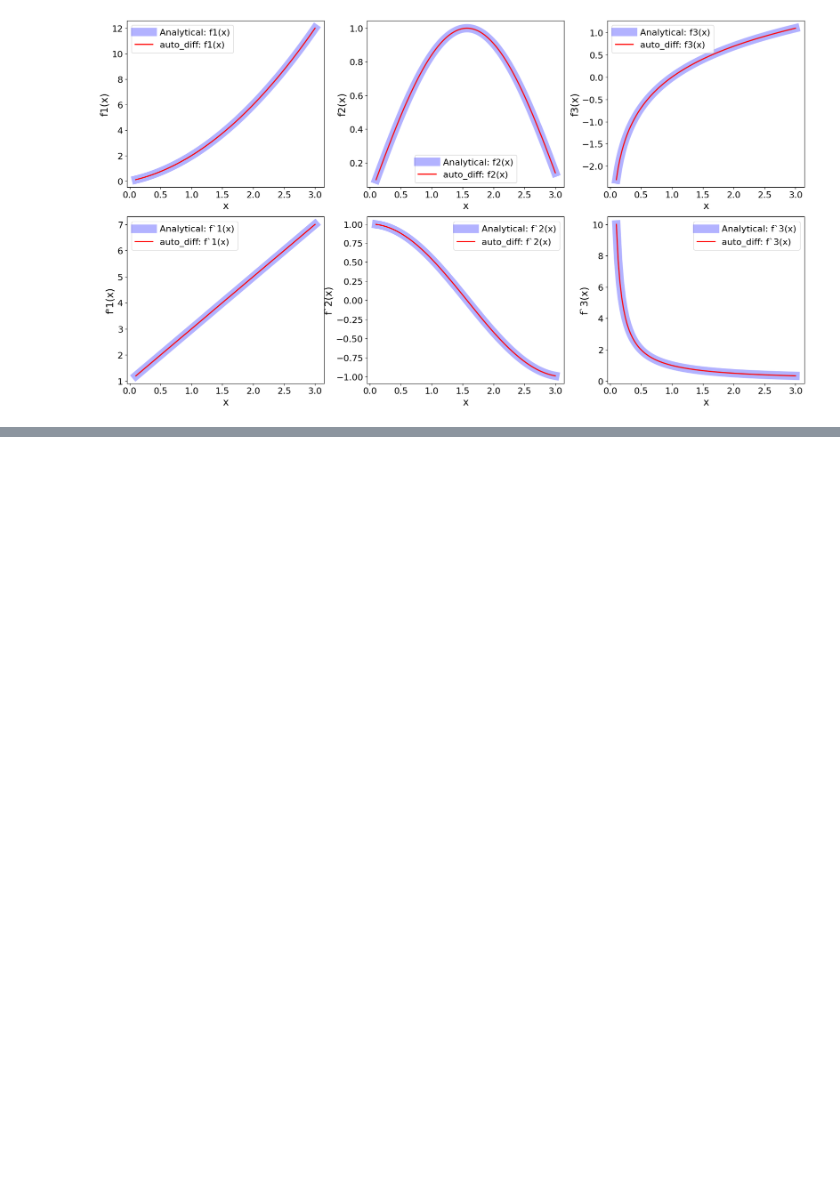
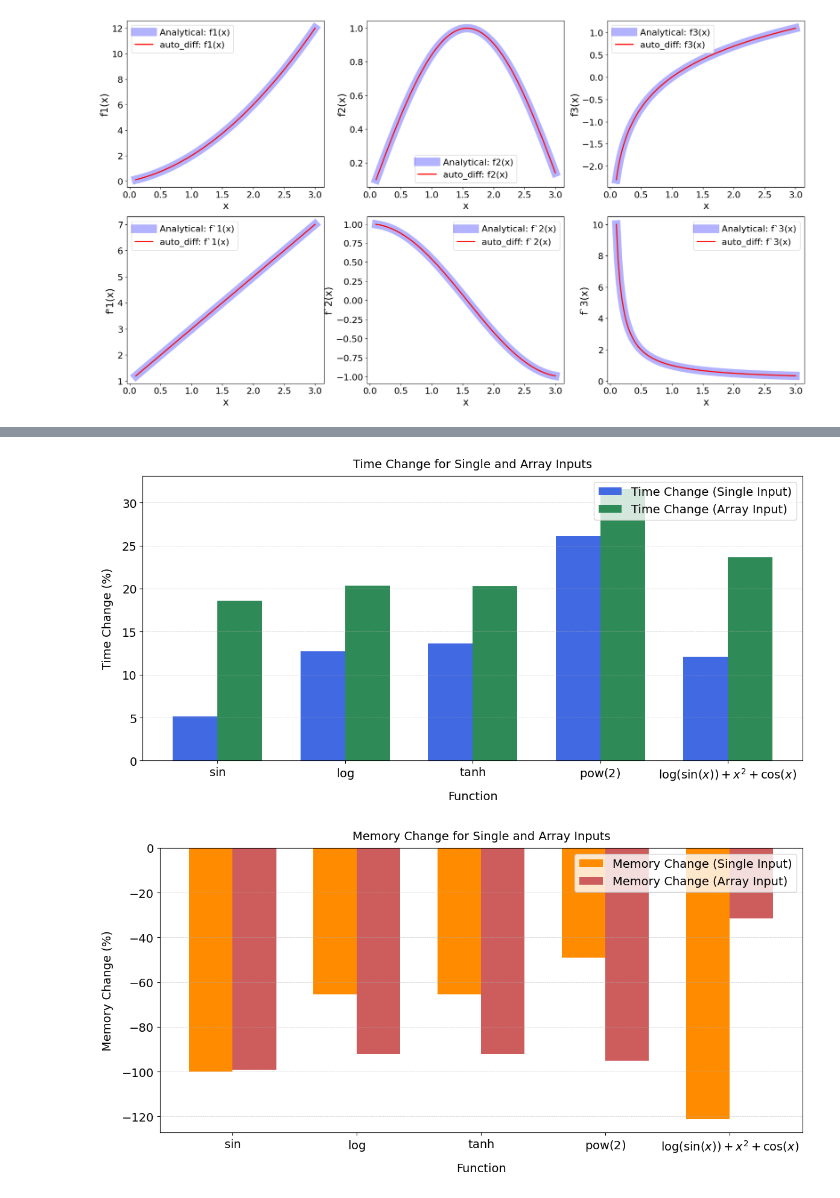
Before and after one commit to JacobTutt/dual_autodiff_package, a Jupyter notebook: tutorials/dual_autodiff.ipynb, the cells around one changed output, grey strips where cells are left out. Saved outputs shown, nothing was run; the diff lists cells and outputs as text; code cells hidden in the pictures; blank space fills up the shorter version.

```diff
--- a/tutorials/dual_autodiff.ipynb
+++ b/tutorials/dual_autodiff.ipynb
@@ -698,0 +774,57 @@ Percentage change memory usage: 9.6997 - Increase
+# %%
+
+# Configurable plotting variables
+fontsize_labels = 14
+fontsize_title = 14
+fontsize_ticks = 14
+fontsize_legend = 14
+labelpad_axis = 10
+rotation_xticks = 0
+bar_width = 0.35
+figsize = (12, 6)
+
+# Plot Time Change
+fig, ax = plt.subplots(figsize=figsize)
+index = np.arange(len(df['Function']))
+
+# Time change bars
+bar1 = ax.bar(index - bar_width / 2, df['Time Change Single (%)'], bar_width, label='Time Change (Single Input)', color='royalblue')
+bar2 = ax.bar(index + bar_width / 2, df['Time Change Array (%)'], bar_width, label='Time Change (Array Input)', color='seagreen')
+
+# Customizing the time change plot
+ax.set_xlabel('Function', fontsize=fontsize_labels, labelpad=labelpad_axis)
+ax.set_ylabel('Time Change (%)', fontsize=fontsize_labels, labelpad=labelpad_axis)
+ax.set_title('Time Change for Single and Array Inputs', fontsize=fontsize_title, pad=labelpad_axis)
+ax.set_xticks(index)
+ax.tick_params(axis='y', labelsize=fontsize_ticks)
+ax.set_xticklabels(df['Function'], fontsize=fontsize_ticks, rotation=rotation_xticks, ha='center')
+ax.axhline(0, color='gray', linewidth=0.8, linestyle='--', alpha=0.7)  # Add baseline
+ax.legend(fontsize=fontsize_legend, loc='upper right')
+ax.grid(axis='y', linestyle='--', linewidth=0.5, alpha=0.7)
+
+plt.tight_layout()
+plt.show()
+
+# Plot Memory Change
+fig, ax = plt.subplots(figsize=figsize)
+
+# Memory change bars
+bar1 = ax.bar(index - bar_width / 2, df['Memory Change Single (%)'], bar_width, label='Memory Change (Single Input)', color='darkorange')
+bar2 = ax.bar(index + bar_width / 2, df['Memory Change Array (%)'], bar_width, label='Memory Change (Array Input)', color='indianred')
+
+# Customizing the memory change plot
+ax.set_xlabel('Function', fontsize=fontsize_labels, labelpad=labelpad_axis)
+ax.set_ylabel('Memory Change (%)', fontsize=fontsize_labels, labelpad=labelpad_axis)
+ax.set_title('Memory Change for Single and Array Inputs', fontsize=fontsize_title, pad=labelpad_axis)
+ax.set_xticks(index)
+ax.tick_params(axis='y', labelsize=fontsize_ticks)
+ax.set_xticklabels(df['Function'], fontsize=fontsize_ticks, rotation=rotation_xticks, ha='center')
+ax.axhline(0, color='gray', linewidth=0.8, linestyle='--', alpha=0.7)  # Add baseline
+ax.legend(fontsize=fontsize_legend, loc='upper right')
+ax.grid(axis='y', linestyle='--', linewidth=0.5, alpha=0.7)
+
+plt.tight_layout()
+plt.show()
+# %% [output]
+[figure, added]
+[figure, added]
```
Also changed, not shown: parts of 9 cells of this notebook.
